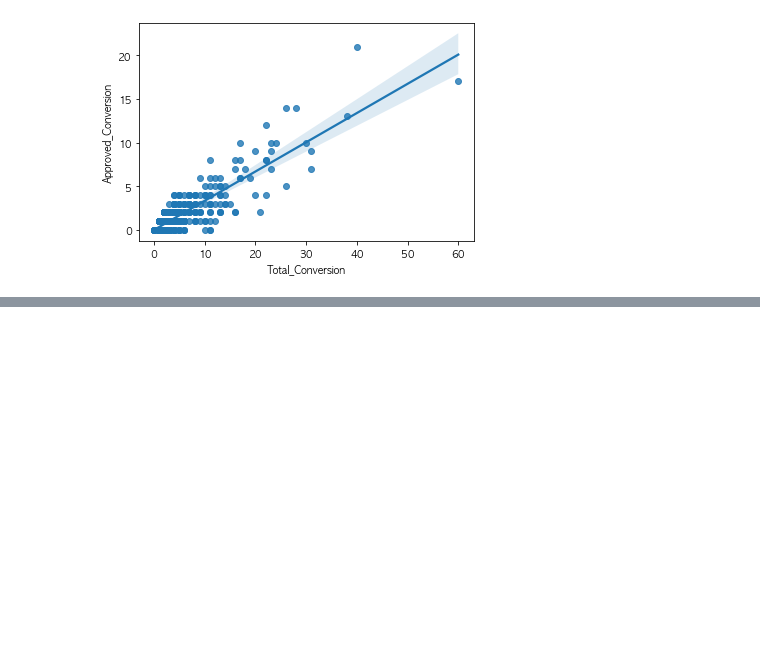
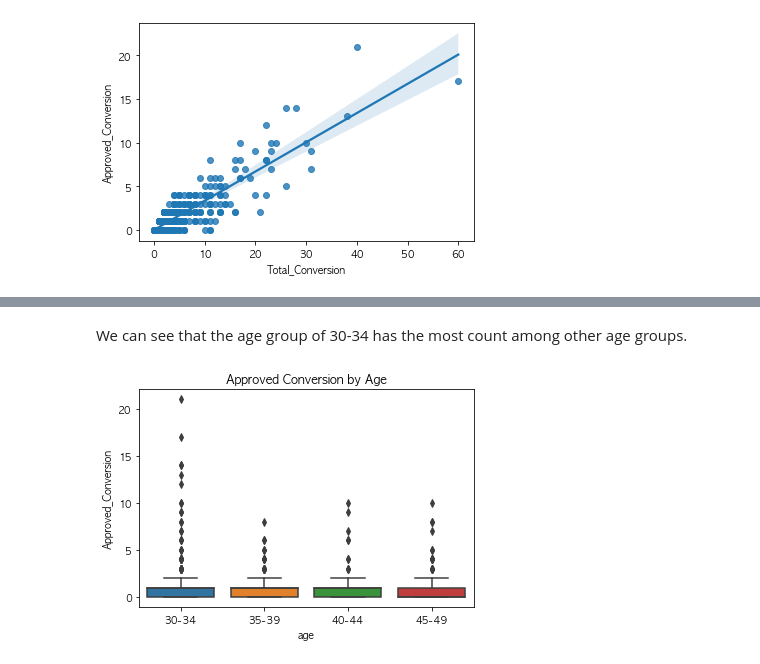
Before and after one commit to mjmax75/FB_Ad_Campaigns_Analysis, a Jupyter notebook: fb_ad_campaigns_analysis.ipynb, the cells around one changed output, grey strips where cells are left out. Saved outputs shown, nothing was run; the diff lists cells and outputs as text; code cells hidden in the pictures; blank space fills up the shorter version.

```diff
--- a/fb_ad_campaigns_analysis.ipynb
+++ b/fb_ad_campaigns_analysis.ipynb
@@ -125,0 +179,8 @@ sns.regplot(data=df, x="Total_Conversion", y="Approved_Conversion");
+# %% [markdown]
+We can see that the age group of 30-34 has the most count among other age groups.
+# %%
+sns.boxplot(x = df['age'], y = df['Approved_Conversion'])
+plt.title('Approved Conversion by Age')
+plt.show()
+# %% [output]
+[figure, added]
```
Also changed, not shown: parts of 50 cells of this notebook.
